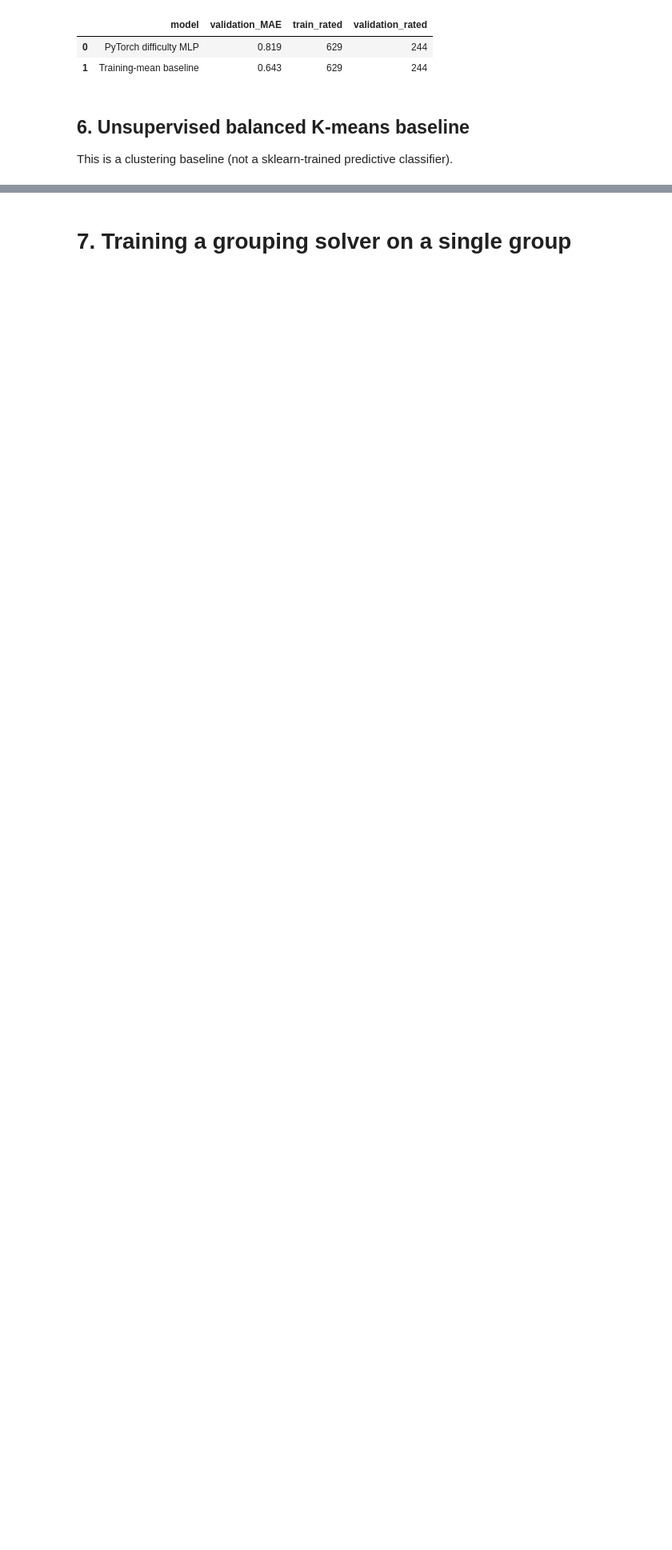
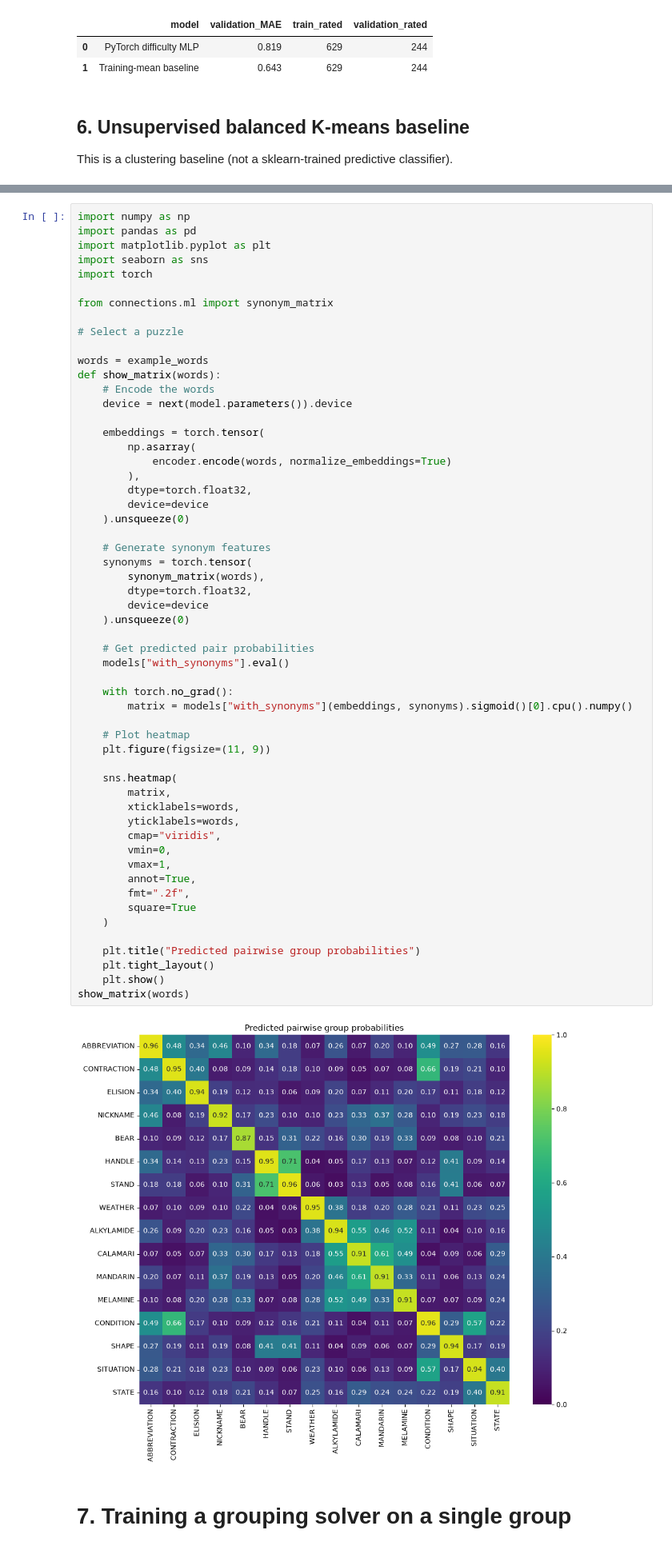
Before and after one commit to Lukeking01/Connections_analysis, a Jupyter notebook: Connections_BERN02.ipynb, the cells around one changed output, grey strips where cells are left out. Shown at 80% size. Saved outputs shown, nothing was run; the diff lists cells and outputs as text; blank space fills up the shorter version.

```diff
--- a/Connections_BERN02.ipynb
+++ b/Connections_BERN02.ipynb
@@ -178,3 +194,61 @@ K-means: [['BEAR', 'HANDLE', 'STAND', 'SHAPE'], ['ALKYLAMIDE', 'CALAMARI', 'MAND
+# %%
+import numpy as np
+import pandas as pd
+import matplotlib.pyplot as plt
+import seaborn as sns
+import torch
+
+from connections.ml import synonym_matrix
+
+# Select a puzzle
+
+words = example_words
+def show_matrix(words):
+    # Encode the words
+    device = next(model.parameters()).device
+
+    embeddings = torch.tensor(
+        np.asarray(
+            encoder.encode(words, normalize_embeddings=True)
+        ),
+        dtype=torch.float32,
+        device=device
+    ).unsqueeze(0)
+
+    # Generate synonym features
+    synonyms = torch.tensor(
+        synonym_matrix(words),
+        dtype=torch.float32,
+        device=device
+    ).unsqueeze(0)
+
+    # Get predicted pair probabilities
+    models["with_synonyms"].eval()
+
+    with torch.no_grad():
+        matrix = models["with_synonyms"](embeddings, synonyms).sigmoid()[0].cpu().numpy()
+
+    # Plot heatmap
+    plt.figure(figsize=(11, 9))
+
+    sns.heatmap(
+        matrix,
+        xticklabels=words,
+        yticklabels=words,
+        cmap="viridis",
+        vmin=0,
+        vmax=1,
+        annot=True,
+        fmt=".2f",
+        square=True
+    )
+
+    plt.title("Predicted pairwise group probabilities")
+    plt.tight_layout()
+    plt.show()
+show_matrix(words)
+# %% [output]
+[figure, added]
 # %% [markdown]
 # 7. Training a grouping solver on a single group
 # %%
```
Also changed, not shown: parts of 6 cells of this notebook, 3 other files.
